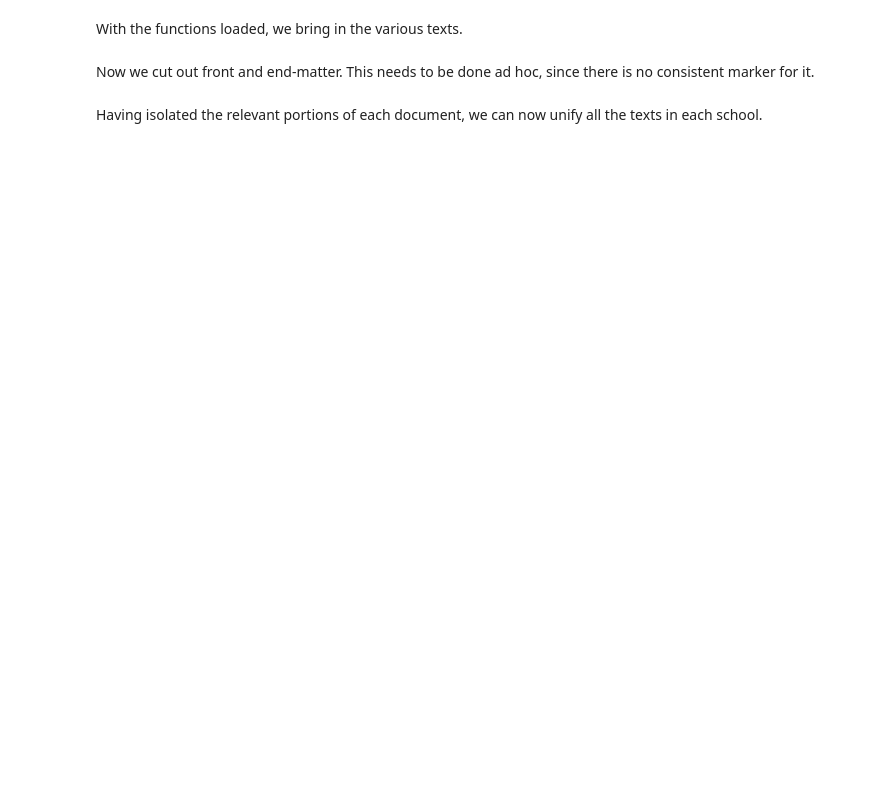
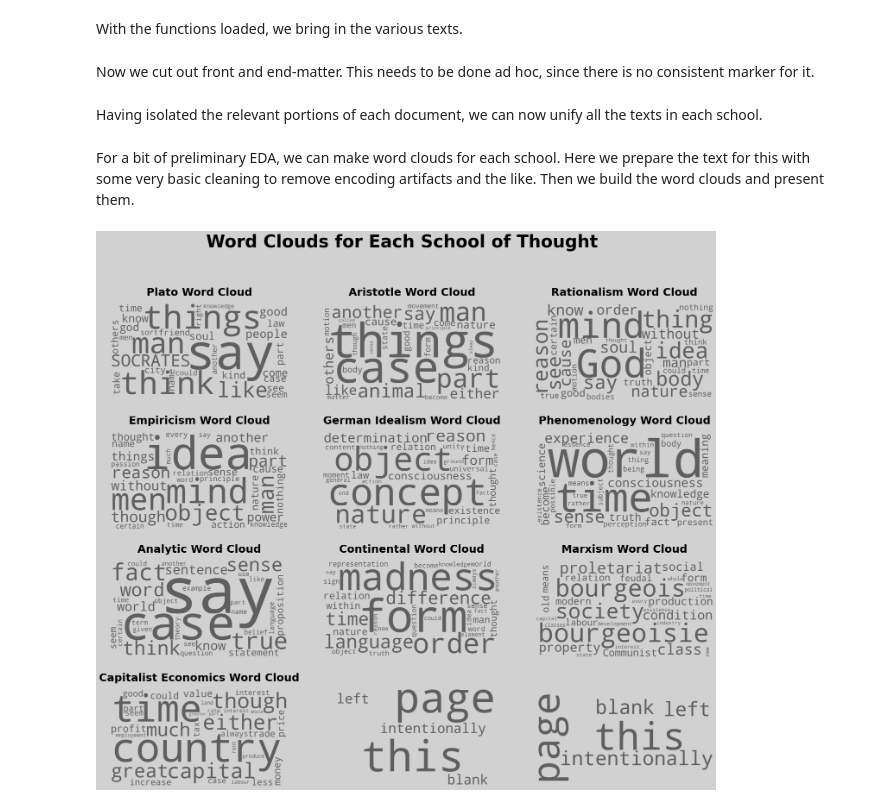
Before and after one commit to kcalizadeh/phil_nlp, a Jupyter notebook: data_load_clean.ipynb, the cells around one changed output. Saved outputs shown, nothing was run; the diff lists cells and outputs as text; code cells hidden in the pictures; blank space fills up the shorter version.

```diff
--- a/data_load_clean.ipynb
+++ b/data_load_clean.ipynb
@@ -175,3 +224,57 @@ text_dict = {'plato': plato_texts, 'aristotle': aristotle_texts, 'empiricism': e
 
 for school in text_dict.keys():
     text_dict[school] = ' . '.join(text_dict[school])
+# %% [markdown]
+For a bit of preliminary EDA, we can make word clouds for each school. Here we prepare the text for this with some very basic cleaning to remove encoding artifacts and the like. Then we build the word clouds and present them.
+# %%
+# some basic initial cleaning
+all_texts_string = all_texts_string.replace('signi cance', 'significance').replace('obj ects', 'objects').replace('de nite', 'denote').replace('j ust', 'just')
+
+for school in text_dict.keys():
+    text_dict[school] = re.sub(r'[\x00-\x08\x0b\x0c\x0e-\x1f\x7f-\xff\xad\x0c6§\[\]\\\£\Â\n\r]', '', text_dict[school])
+    text_dict[school] = re.sub(r'[0123456789]', ' ', text_dict[school])
+    text_dict[school] = text_dict[school].replace('signi cance', 'significance').replace('obj ects', 'objects').replace('de nite', 'denote').replace('j ust', 'just')
+# %%
+stopwords_list = stopwords.words('english') + list(string.punctuation) + ['“','”','...',"''",'’','``', "'", "‘"]
+custom_stopwords = ['–', 'also', 'something', 'cf', 'thus', 'two', 'now', 'would', 'make', 'eb', 'u', 'well', 'even', 'said', 'eg', 'us',
+                    'n', 'sein', 'e', 'da', 'therefore', 'however', 'would', 'thing', 'must', 'merely', 'way', 'since', 'latter', 'first',
+                    'B', 'mean', 'upon', 'yet', 'cannot', 'c', 'C', 'let', 'may', 'might', "'s", 'b', 'ofthe', 'p.', '_', '-', 'eg', 'e.g.',
+                    'ie', 'i.e.', 'f', 'l', "n't", 'e.g', 'i.e', '—', '--', 'hyl', 'phil', 'one', 'press', 'cent', 'place'] + stopwords_list
+# %%
+cloud_dict = {}
+for school in text_dict.keys():
+    cloud_dict[school] = make_word_cloud(text_dict[school], custom_stopwords)
+    cloud_dict['middle1'] = make_word_cloud('this page intentionally left blank', stopwords=[])
+    cloud_dict['middle2'] = make_word_cloud('this page intentionally left blank', stopwords=[])
+# %%
+fig, ((ax1, ax2, ax3), (ax4, ax5, ax6), (ax7, ax8, ax9), (ax10, ax11, ax12)) = plt.subplots(4, 3, figsize=(25, 21))
+fig.tight_layout(rect=[2, 2, 1, 3])
+fig.suptitle('Word Clouds for Each School of Thought', size=40, fontweight='bold')
+ax1.imshow(cloud_dict['plato'])
+ax1.set_title('Plato Word Cloud', size=25, pad=20, fontweight='bold')
+ax2.imshow(cloud_dict['aristotle'])
+ax2.set_title('Aristotle Word Cloud', size=25, pad=20, fontweight='bold')
+ax3.imshow(cloud_dict['rationalism'])
+ax3.set_title('Rationalism Word Cloud', size=25, pad=20, fontweight='bold')
+ax4.imshow(cloud_dict['empiricism'])
+ax4.set_title('Empiricism Word Cloud', size=25, pad=20, fontweight='bold')
+ax5.imshow(cloud_dict['german_idealism'])
+ax5.set_title('German Idealism Word Cloud', size=25, pad=20, fontweight='bold')
+ax6.imshow(cloud_dict['phenomenology'])
+ax6.set_title('Phenomenology Word Cloud', size=25, pad=20, fontweight='bold')
+ax7.imshow(cloud_dict['analytic'])
+ax7.set_title('Analytic Word Cloud', size=25, pad=20, fontweight='bold')
+ax8.imshow(cloud_dict['continental'])
+ax8.set_title('Continental Word Cloud', size=25, pad=20, fontweight='bold')
+ax9.set_title('Marxism Word Cloud', size=25, pad=20, fontweight='bold')
+ax9.imshow(cloud_dict['marxism'])
+ax10.set_title('Capitalist Economics Word Cloud', size=25, pad=20, fontweight='bold')
+ax10.imshow(cloud_dict['capitalism'])
+ax11.imshow(cloud_dict['middle1'])
+ax12.imshow(cloud_dict['middle2'])
+for ax in fig.axes:
+    ax.axis('off')
+fig.patch.set_facecolor('#D1D1D1')
+plt.show()
+# %% [output]
+[figure, added]
```
Also changed, not shown: parts of 30 cells of this notebook.
